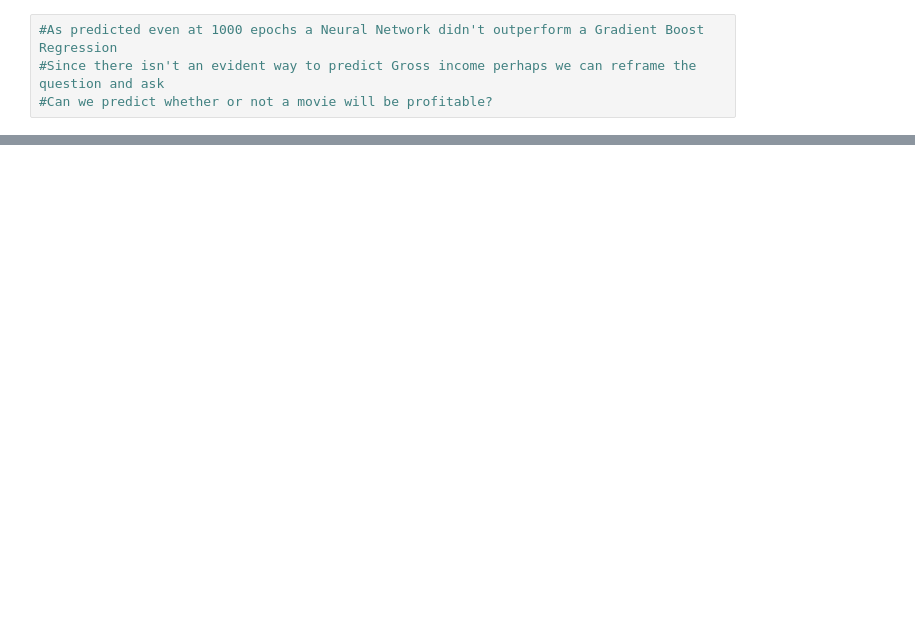
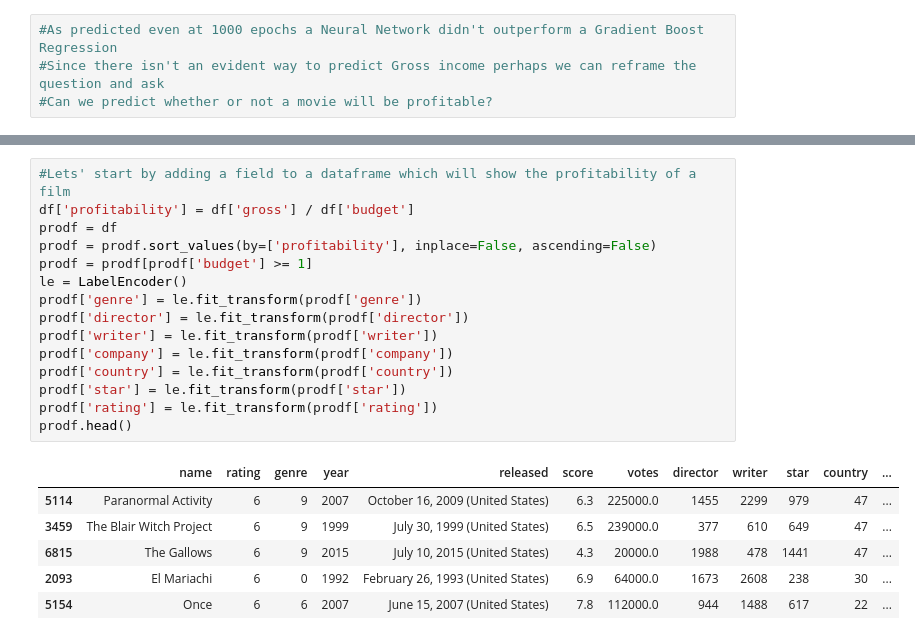
Before and after one commit to TrustyBeard/Python-Correlation, a Jupyter notebook: Python Code.ipynb, the cells around one changed output, grey strips where cells are left out. Saved outputs shown, nothing was run; the diff lists cells and outputs as text; blank space fills up the shorter version.

```diff
--- a/Python Code.ipynb
+++ b/Python Code.ipynb
@@ -469,0 +456,22 @@ df
+# %%
+#Lets' start by adding a field to a dataframe which will show the profitability of a film
+df['profitability'] = df['gross'] / df['budget']
+prodf = df
+prodf = prodf.sort_values(by=['profitability'], inplace=False, ascending=False)
+prodf = prodf[prodf['budget'] >= 1]
+le = LabelEncoder()
+prodf['genre'] = le.fit_transform(prodf['genre'])
+prodf['director'] = le.fit_transform(prodf['director'])
+prodf['writer'] = le.fit_transform(prodf['writer'])
+prodf['company'] = le.fit_transform(prodf['company'])
+prodf['country'] = le.fit_transform(prodf['country'])
+prodf['star'] = le.fit_transform(prodf['star'])
+prodf['rating'] = le.fit_transform(prodf['rating'])
+prodf.head()
+# %% [output]
+|  | name | rating | genre | year | released | score | votes | director | writer | star | country | ... |
+| 5114 | Paranormal Activity | 6 | 9 | 2007 | October 16, 2009 (United States) | 6.3 | 225000.0 | 1455 | 2299 | 979 | 47 | ... |
+| 3459 | The Blair Witch Project | 6 | 9 | 1999 | July 30, 1999 (United States) | 6.5 | 239000.0 | 377 | 610 | 649 | 47 | ... |
+| 6815 | The Gallows | 6 | 9 | 2015 | July 10, 2015 (United States) | 4.3 | 20000.0 | 1988 | 478 | 1441 | 47 | ... |
+| 2093 | El Mariachi | 6 | 0 | 1992 | February 26, 1993 (United States) | 6.9 | 64000.0 | 1673 | 2608 | 238 | 30 | ... |
+| 5154 | Once | 6 | 6 | 2007 | June 15, 2007 (United States) | 7.8 | 112000.0 | 944 | 1488 | 617 | 22 | ... |
```
Also changed, not shown: parts of 13 cells of this notebook.
